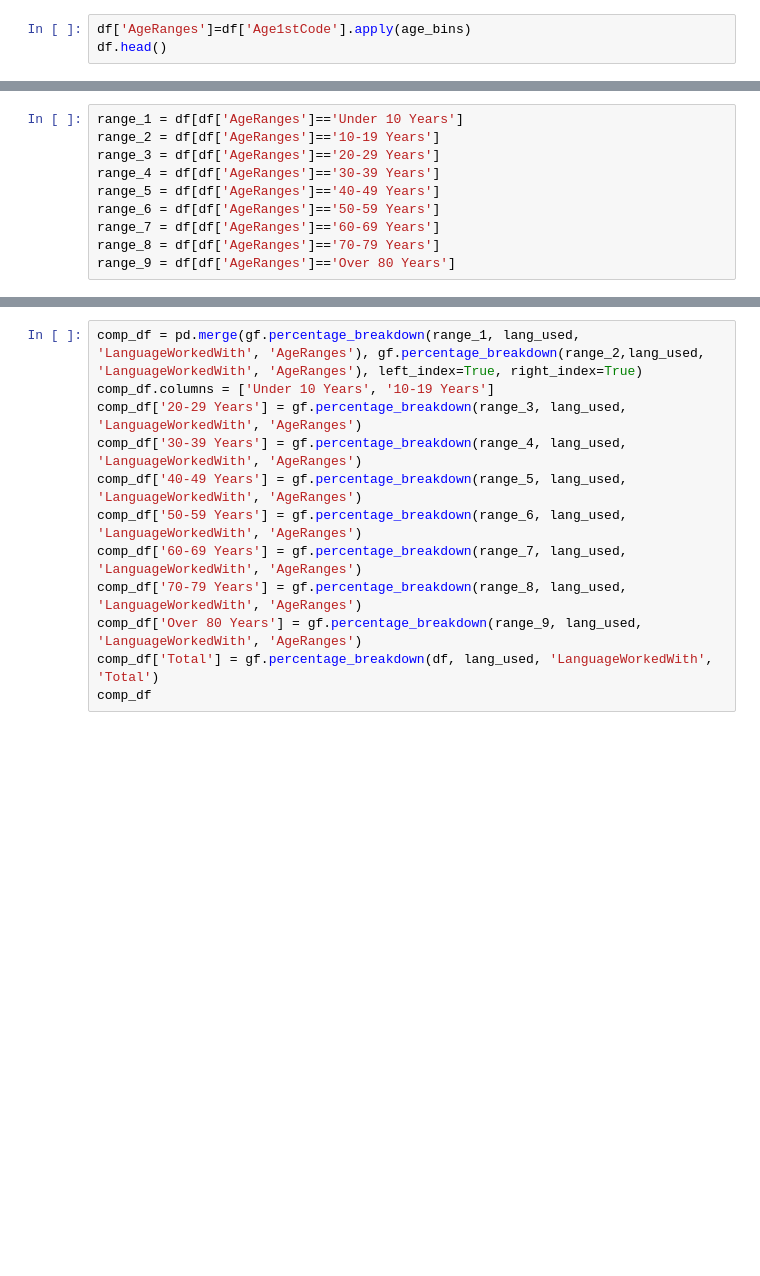
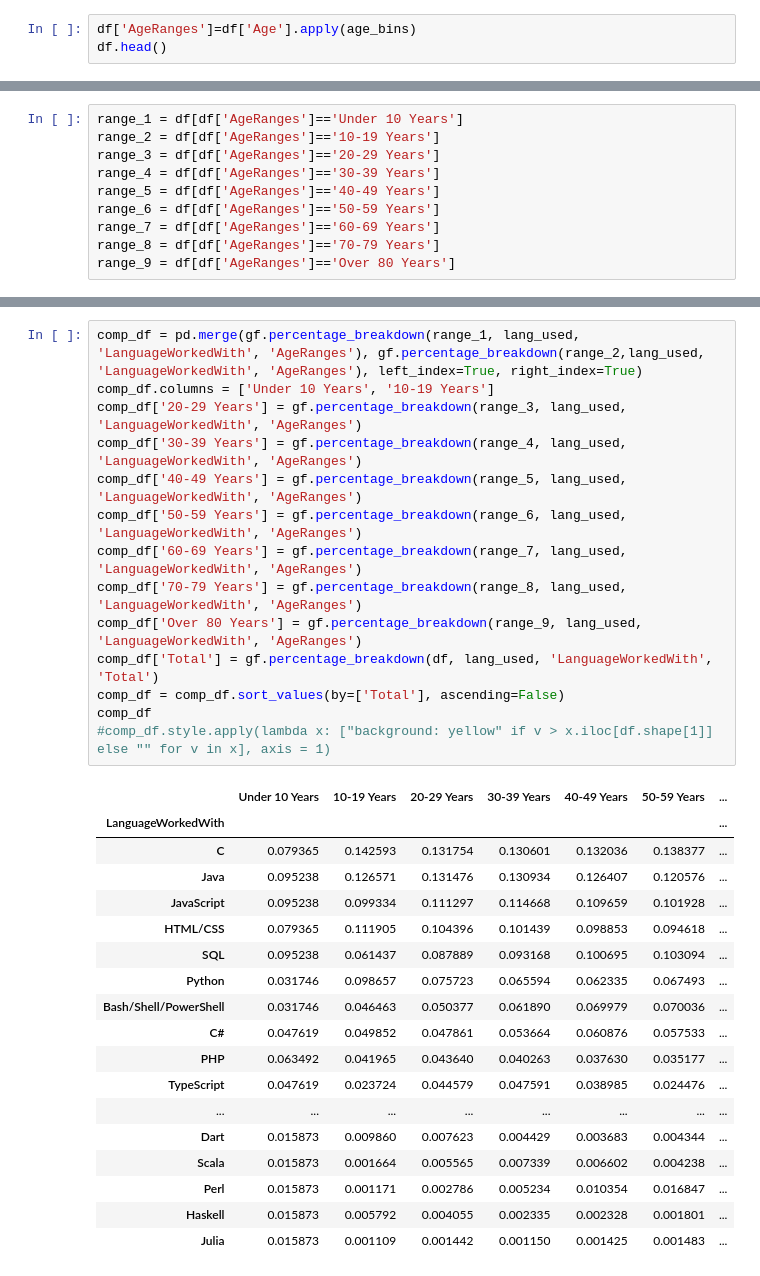
Before and after one commit to jadefreese/pj1-stackoverflow, a Jupyter notebook: 2020_languages.ipynb, the cells around one changed output, grey strips where cells are left out. Saved outputs shown, nothing was run; the diff lists cells and outputs as text; blank space fills up the shorter version.

```diff
--- a/2020_languages.ipynb
+++ b/2020_languages.ipynb
@@ -149,7 +143,7 @@ gf.bar_plotting(age_df,'Age 1st Coded',plot=True)
 # %% [markdown]
 Add a new column to the original data frame to include the age ranges
 # %%
-df['AgeRanges']=df['Age1stCode'].apply(age_bins)
+df['AgeRanges']=df['Age'].apply(age_bins)
 df.head()
 # %% [output]
 |  | Respondent | MainBranch | Hobbyist | Age | Age1stCode | Country | CurrencyDesc | CurrencySymbol | ... |
@@ -176,12 +187,33 @@ AttributeError: module 'general_functions' has no attribute 'percentage_breakdow
 # %%
 comp_df = pd.merge(gf.percentage_breakdown(range_1, lang_used, 'LanguageWorkedWith', 'AgeRanges'), gf.percentage_breakdown(range_2,lang_used, 'LanguageWorkedWith', 'AgeRanges'), left_index=True, right_index=True)
 comp_df.columns = ['Under 10 Years', '10-19 Years']
 comp_df['20-29 Years'] = gf.percentage_breakdown(range_3, lang_used, 'LanguageWorkedWith', 'AgeRanges')
 comp_df['30-39 Years'] = gf.percentage_breakdown(range_4, lang_used, 'LanguageWorkedWith', 'AgeRanges')
 comp_df['40-49 Years'] = gf.percentage_breakdown(range_5, lang_used, 'LanguageWorkedWith', 'AgeRanges')
 comp_df['50-59 Years'] = gf.percentage_breakdown(range_6, lang_used, 'LanguageWorkedWith', 'AgeRanges')
 comp_df['60-69 Years'] = gf.percentage_breakdown(range_7, lang_used, 'LanguageWorkedWith', 'AgeRanges')
 comp_df['70-79 Years'] = gf.percentage_breakdown(range_8, lang_used, 'LanguageWorkedWith', 'AgeRanges')
 comp_df['Over 80 Years'] = gf.percentage_breakdown(range_9, lang_used, 'LanguageWorkedWith', 'AgeRanges')
 comp_df['Total'] = gf.percentage_breakdown(df, lang_used, 'LanguageWorkedWith', 'Total')
+comp_df = comp_df.sort_values(by=['Total'], ascending=False)
 comp_df
+#comp_df.style.apply(lambda x: ["background: yellow" if v > x.iloc[df.shape[1]] else "" for v in x], axis = 1)
+# %% [output]
+|  | Under 10 Years | 10-19 Years | 20-29 Years | 30-39 Years | 40-49 Years | 50-59 Years | ... |
+| LanguageWorkedWith |  |  |  |  |  |  | ... |
+| C | 0.079365 | 0.142593 | 0.131754 | 0.130601 | 0.132036 | 0.138377 | ... |
+| Java | 0.095238 | 0.126571 | 0.131476 | 0.130934 | 0.126407 | 0.120576 | ... |
+| JavaScript | 0.095238 | 0.099334 | 0.111297 | 0.114668 | 0.109659 | 0.101928 | ... |
+| HTML/CSS | 0.079365 | 0.111905 | 0.104396 | 0.101439 | 0.098853 | 0.094618 | ... |
+| SQL | 0.095238 | 0.061437 | 0.087889 | 0.093168 | 0.100695 | 0.103094 | ... |
+| Python | 0.031746 | 0.098657 | 0.075723 | 0.065594 | 0.062335 | 0.067493 | ... |
+| Bash/Shell/PowerShell | 0.031746 | 0.046463 | 0.050377 | 0.061890 | 0.069979 | 0.070036 | ... |
+| C# | 0.047619 | 0.049852 | 0.047861 | 0.053664 | 0.060876 | 0.057533 | ... |
+| PHP | 0.063492 | 0.041965 | 0.043640 | 0.040263 | 0.037630 | 0.035177 | ... |
+| TypeScript | 0.047619 | 0.023724 | 0.044579 | 0.047591 | 0.038985 | 0.024476 | ... |
+| ... | ... | ... | ... | ... | ... | ... | ... |
+| Dart | 0.015873 | 0.009860 | 0.007623 | 0.004429 | 0.003683 | 0.004344 | ... |
+| Scala | 0.015873 | 0.001664 | 0.005565 | 0.007339 | 0.006602 | 0.004238 | ... |
+| Perl | 0.015873 | 0.001171 | 0.002786 | 0.005234 | 0.010354 | 0.016847 | ... |
+| Haskell | 0.015873 | 0.005792 | 0.004055 | 0.002335 | 0.002328 | 0.001801 | ... |
+| Julia | 0.015873 | 0.001109 | 0.001442 | 0.001150 | 0.001425 | 0.001483 | ... |
```
Also changed, not shown: parts of 8 cells of this notebook, 1 other file.
